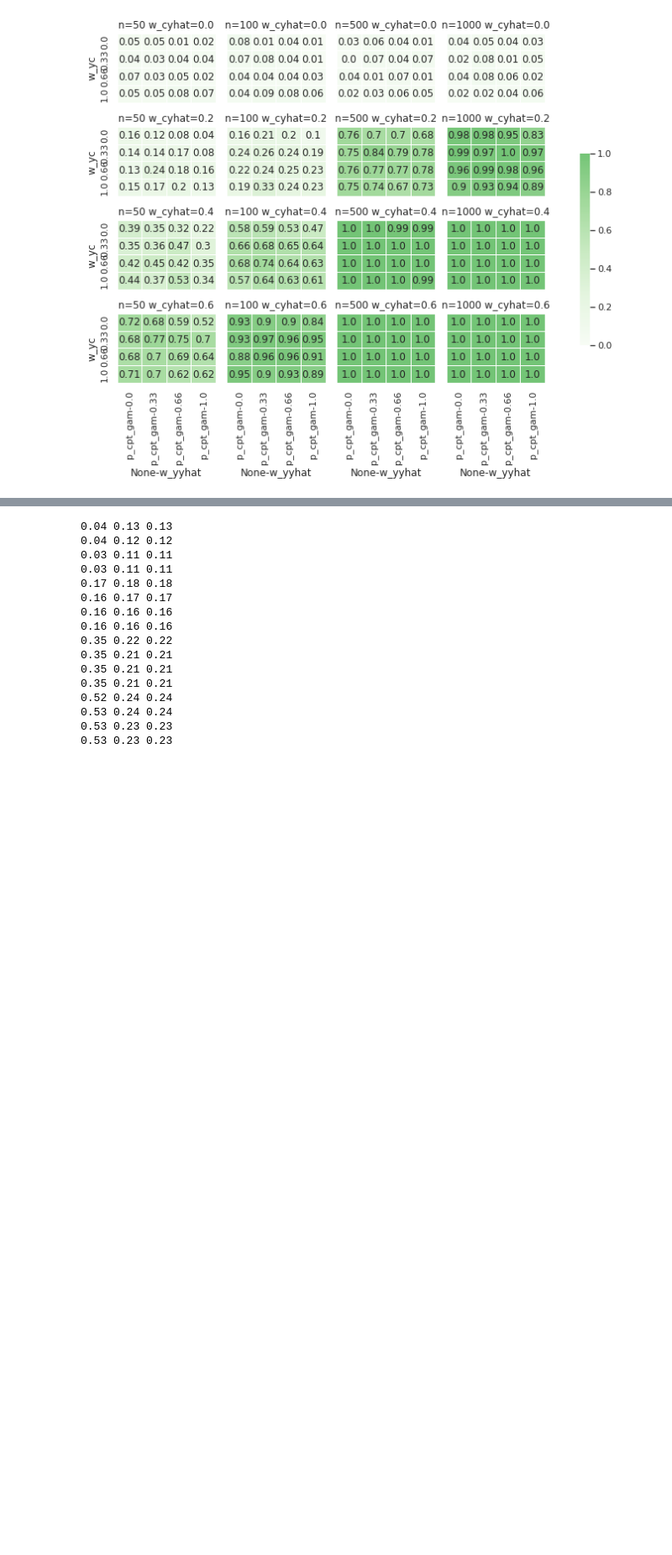
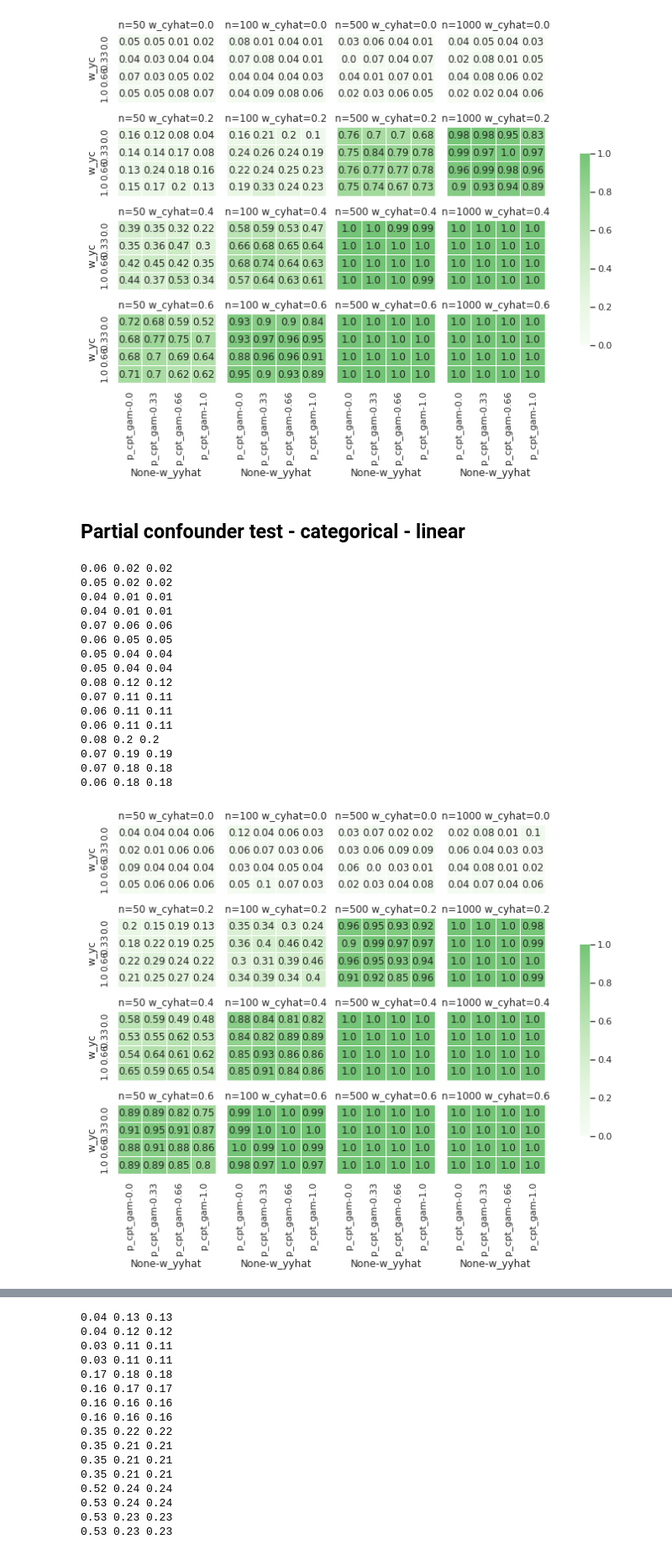
Before and after one commit to pni-lab/mlconfound-manuscript, a Jupyter notebook: simulated/plot_simulations.ipynb, the cells around one changed output, grey strips where cells are left out. Shown at 84% size. Saved outputs shown, nothing was run; the diff lists cells and outputs as text; code cells hidden in the pictures; blank space fills up the shorter version.

Commit message:
figures patched

```diff
--- a/simulated/plot_simulations.ipynb
+++ b/simulated/plot_simulations.ipynb
@@ -387,3 +391,35 @@ plt.savefig('../fig/raw/sim_h1_ccc_partial_d10e0_sig_cpt_gam.pdf')
 0.14 0.15 0.15
 0.14 0.15 0.15
 [figure]
+# %% [markdown]
+## Partial confounder test - categorical - linear
+# %%
+df = pd.read_csv("results/h1_bbb_partial_d1e0_linear.csv")
+
+p='p_cpt_gam'
+
+
+g=sns.FacetGrid(df, col='n', row='w_cyhat', height=2, aspect=1)
+cbar_ax = g.fig.add_axes([1.05, .3, .02, .4])  # <-- Create a colorbar axes
+g.map_dataframe(true_positive_rate_heatmap, col_a='w_yyhat', col_b='w_yc', value=p, cbar_ax=cbar_ax,)
+g.set_titles("n={col_name} w_cyhat={row_name}")
+
+plt.savefig('../fig/raw/sim_h1_bbb_partial_d10e0_lin_cpt_gam.pdf')
+# %% [output]
+0.06 0.02 0.02
+0.05 0.02 0.02
+0.04 0.01 0.01
+0.04 0.01 0.01
+0.07 0.06 0.06
+0.06 0.05 0.05
+0.05 0.04 0.04
+0.05 0.04 0.04
+0.08 0.12 0.12
+0.07 0.11 0.11
+0.06 0.11 0.11
+0.06 0.11 0.11
+0.08 0.2 0.2
+0.07 0.19 0.19
+0.07 0.18 0.18
+0.06 0.18 0.18
+[figure, added]
```
Also changed, not shown: parts of 11 cells of this notebook, 7 other files.
